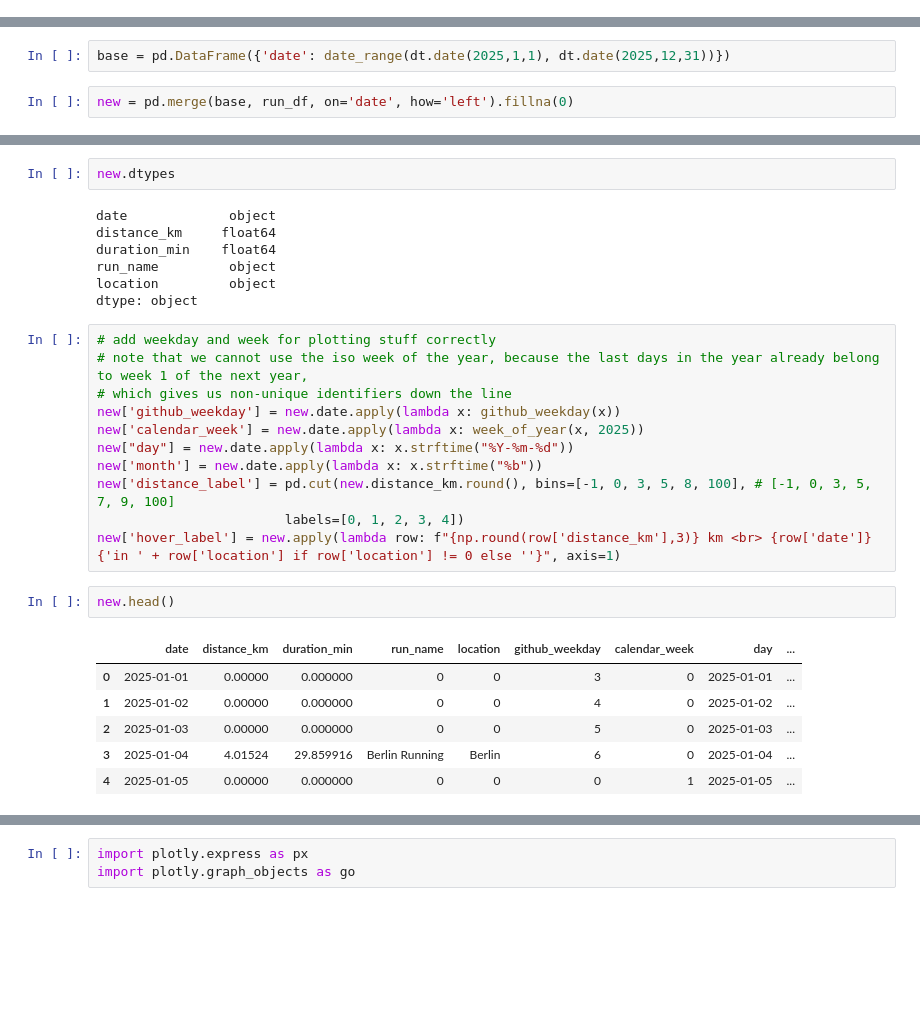
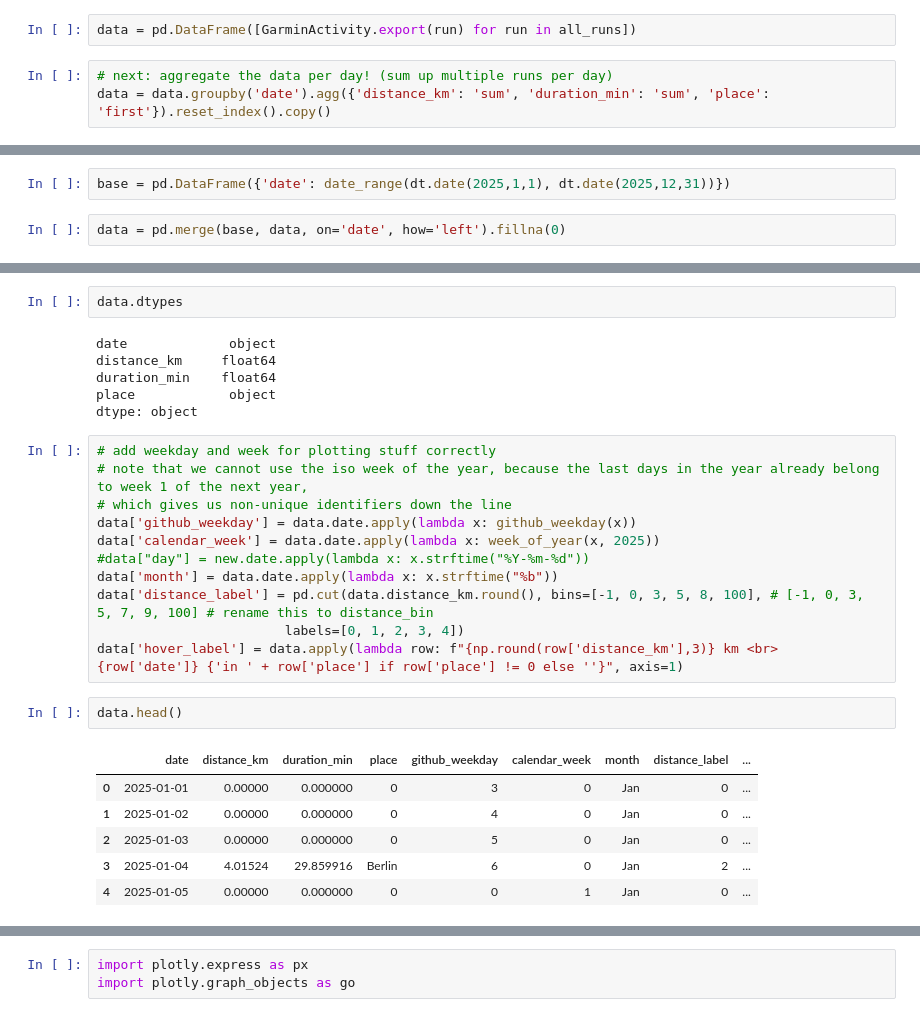
Before and after one commit to rotkehlxen/runbox, a Jupyter notebook: reference.ipynb, the cells around one changed output, grey strips where cells are left out. Saved outputs shown, nothing was run; the diff lists cells and outputs as text; blank space fills up the shorter version.

```diff
--- a/reference.ipynb
+++ b/reference.ipynb
@@ -267,3 +239,8 @@ run_df
+# %%
+data = pd.DataFrame([GarminActivity.export(run) for run in all_runs])
+# %%
+# next: aggregate the data per day! (sum up multiple runs per day)
+data = data.groupby('date').agg({'distance_km': 'sum', 'duration_min': 'sum', 'place': 'first'}).reset_index().copy()
 # %%
 # ok, now we have all pieces for extracting the data that we want
 # we could also build an incremental pipeline (pull data from dates >= the max date in the table that we store)
@@ -322,4 +289,4 @@ def extract_places(text):
 # %%
 base = pd.DataFrame({'date': date_range(dt.date(2025,1,1), dt.date(2025,12,31))})
 # %%
-new = pd.merge(base, run_df, on='date', how='left').fillna(0)
+data = pd.merge(base, data, on='date', how='left').fillna(0)
@@ -328,30 +309,29 @@ new.run_name = new.run_name.astype('str')
 # %%
-new.dtypes
+data.dtypes
 # %% [output]
 date             object
 distance_km     float64
 duration_min    float64
-run_name         object
-location         object
+place            object
 dtype: object
 # %%
 # add weekday and week for plotting stuff correctly
 # note that we cannot use the iso week of the year, because the last days in the year already belong to week 1 of the next year,
 # which gives us non-unique identifiers down the line
-new['github_weekday'] = new.date.apply(lambda x: github_weekday(x))
-new['calendar_week'] = new.date.apply(lambda x: week_of_year(x, 2025))
-new["day"] = new.date.apply(lambda x: x.strftime("%Y-%m-%d"))
-new['month'] = new.date.apply(lambda x: x.strftime("%b"))
-new['distance_label'] = pd.cut(new.distance_km.round(), bins=[-1, 0, 3, 5, 8, 100], # [-1, 0, 3, 5, 7, 9, 100]
+data['github_weekday'] = data.date.apply(lambda x: github_weekday(x))
+data['calendar_week'] = data.date.apply(lambda x: week_of_year(x, 2025))
+#data["day"] = new.date.apply(lambda x: x.strftime("%Y-%m-%d"))
+data['month'] = data.date.apply(lambda x: x.strftime("%b"))
+data['distance_label'] = pd.cut(data.distance_km.round(), bins=[-1, 0, 3, 5, 8, 100], # [-1, 0, 3, 5, 7, 9, 100] # rename this to distance_bin
                         labels=[0, 1, 2, 3, 4])
-new['hover_label'] = new.apply(lambda row: f"{np.round(row['distance_km'],3)} km <br> {row['date']} {'in ' + row['location'] if row['location'] != 0 else ''}", axis=1)
+data['hover_label'] = data.apply(lambda row: f"{np.round(row['distance_km'],3)} km <br> {row['date']} {'in ' + row['place'] if row['place'] != 0 else ''}", axis=1)
 # %%
-new.head()
+data.head()
 # %% [output]
-|  | date | distance_km | duration_min | run_name | location | github_weekday | calendar_week | day | ... |
-| 0 | 2025-01-01 | 0.00000 | 0.000000 | 0 | 0 | 3 | 0 | 2025-01-01 | ... |
-| 1 | 2025-01-02 | 0.00000 | 0.000000 | 0 | 0 | 4 | 0 | 2025-01-02 | ... |
-| 2 | 2025-01-03 | 0.00000 | 0.000000 | 0 | 0 | 5 | 0 | 2025-01-03 | ... |
-| 3 | 2025-01-04 | 4.01524 | 29.859916 | Berlin Running | Berlin | 6 | 0 | 2025-01-04 | ... |
-| 4 | 2025-01-05 | 0.00000 | 0.000000 | 0 | 0 | 0 | 1 | 2025-01-05 | ... |
+|  | date | distance_km | duration_min | place | github_weekday | calendar_week | month | distance_label | ... |
+| 0 | 2025-01-01 | 0.00000 | 0.000000 | 0 | 3 | 0 | Jan | 0 | ... |
+| 1 | 2025-01-02 | 0.00000 | 0.000000 | 0 | 4 | 0 | Jan | 0 | ... |
+| 2 | 2025-01-03 | 0.00000 | 0.000000 | 0 | 5 | 0 | Jan | 0 | ... |
+| 3 | 2025-01-04 | 4.01524 | 29.859916 | Berlin | 6 | 0 | Jan | 2 | ... |
+| 4 | 2025-01-05 | 0.00000 | 0.000000 | 0 | 0 | 1 | Jan | 0 | ... |
 # %%
```
Also changed, not shown: parts of 38 cells of this notebook, 7 other files.
